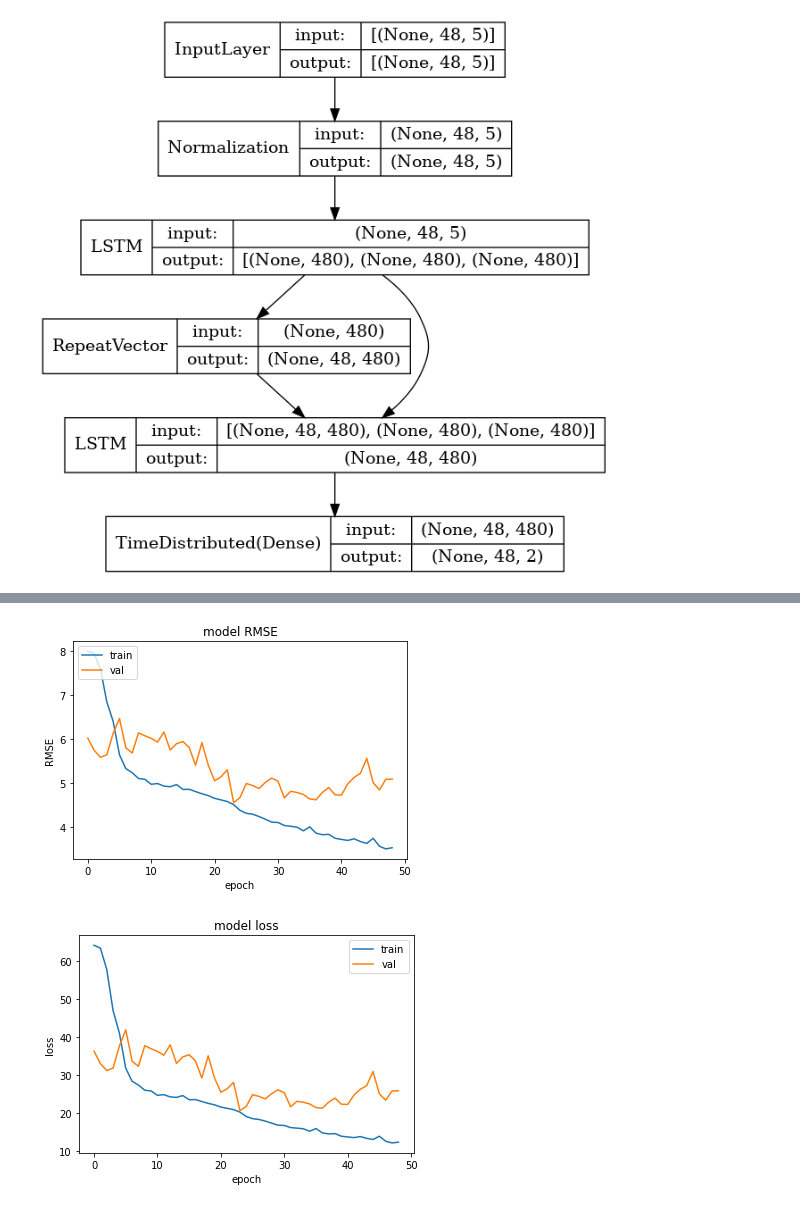
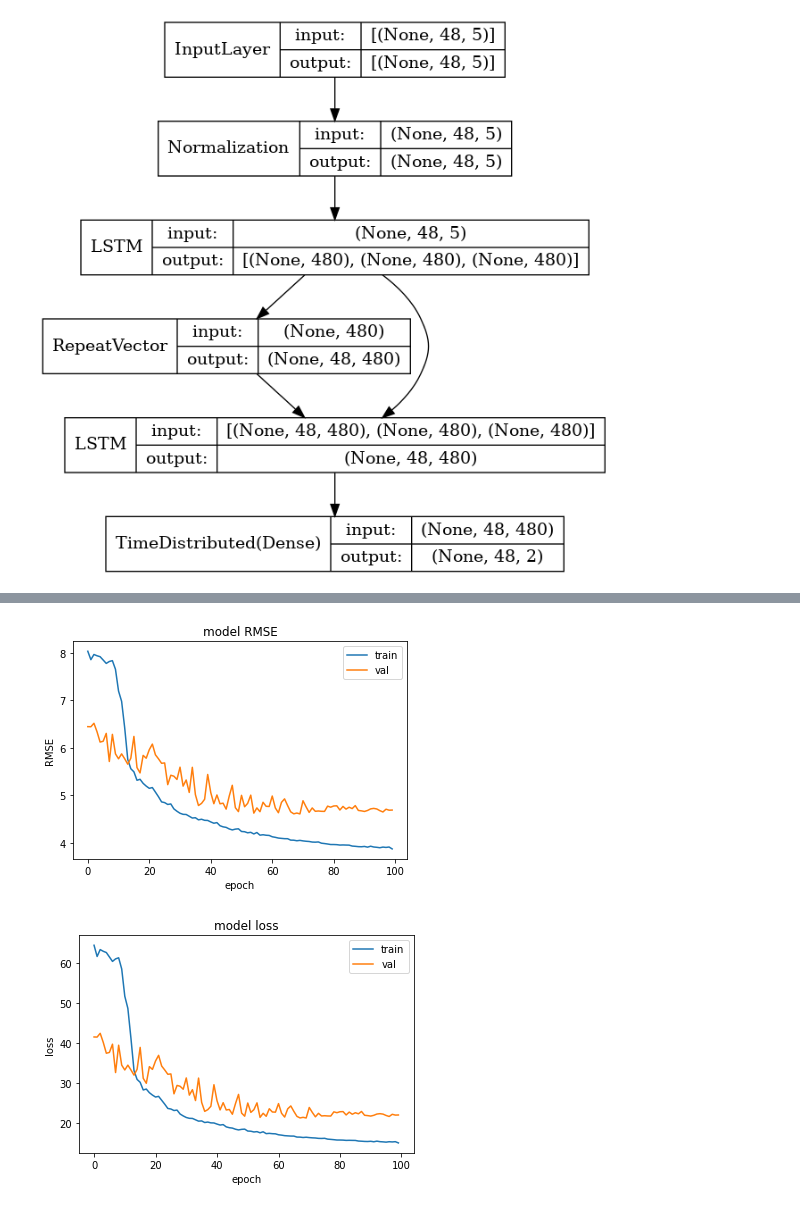
Before and after one commit to samsipe/amplify-microgrid-ai, a Jupyter notebook: notebooks/lstm-encoder-decoder.ipynb, the cells around one changed output, grey strips where cells are left out. Saved outputs shown, nothing was run; the diff lists cells and outputs as text; code cells hidden in the pictures.

Commit message:
nice model, good learning, much fun

```diff
--- a/notebooks/lstm-encoder-decoder.ipynb
+++ b/notebooks/lstm-encoder-decoder.ipynb
@@ -139,10 +139,11 @@ ________________________________________________________________________________
 # %%
 # Hyperparameters and callbacks
 
-BATCH  = 1
+BATCH  = 2
 EPOCHS = 100
+LRATE = .003
 FACTOR = .9
-PATIENCE = 5
+PATIENCE = 2
 
 log_dir = os.path.join('../','logs')
 model_path = os.path.join('../', 'models', "lstm_weights.hdf5")
@@ -155,7 +156,6 @@ callbacks = [
         mode='min',
         save_best_only=True,
         save_weights_only=True,
-
         verbose=1),
     tf.keras.callbacks.ReduceLROnPlateau(
         monitor='val_loss',
@@ -163,11 +163,11 @@ callbacks = [
         factor=FACTOR,
         patience=PATIENCE,
         min_lr=1e-8,
-        verbose=1),
+        verbose=0),
     tf.keras.callbacks.EarlyStopping(
         monitor="val_loss",
         mode='min',
-        patience=5*PATIENCE,
+        patience=EPOCHS*BATCH/5,
         verbose=1)
 ]
 # %%
@@ -177,7 +177,7 @@ callbacks = [
 #     pass
 
 model.compile(
-    optimizer=tf.keras.optimizers.Adam(learning_rate=0.001),
+    optimizer=tf.keras.optimizers.Adam(learning_rate=LRATE),
     #loss=tf.keras.losses.Huber(), # Less sensitive to outliers
     loss=tf.keras.losses.MeanSquaredError(),  # More sensitive to outliers
     metrics=[tf.keras.metrics.RootMeanSquaredError()])
@@ -221,37 +221,37 @@ def plot_history(history, metric):
         plt.title('model RMSE')
         plt.ylabel('RMSE')
         plt.xlabel('epoch')
-        plt.legend(['train', 'val'], loc='upper left')
+        plt.legend(['train', 'val'], loc='upper right')
         plt.show()
     elif metric == "mean_absolute_percentage_error":
         plt.plot(history.history["mean_absolute_percentage_error"])
         plt.plot(history.history["val_mean_absolute_percentage_error"])
         plt.title('model MAPE')
         plt.ylabel('MAPE')
         plt.xlabel('epoch')
         plt.legend(['train', 'val'], loc='upper right')
         plt.show()
     elif metric == "mean_absolute_error":
         plt.plot(history.history["mean_absolute_error"])
         plt.plot(history.history["val_mean_absolute_error"])
         plt.title('model MAE')
         plt.ylabel('MAE')
         plt.xlabel('epoch')
         plt.legend(['train', 'val'], loc='upper right')
         plt.show()
     # summarize history for loss
     plt.plot(history.history['loss'])
     plt.plot(history.history['val_loss'])
     plt.title('model loss')
     plt.ylabel('loss')
     plt.xlabel('epoch')
     plt.legend(['train', 'val'], loc='upper right')
     plt.show()
 
 plot_history(history, 'root_mean_squared_error')
 # %% [output]
-[figure, old version]
+[figure, new version]
-[figure, old version]
+[figure, new version]
 # %%
 # Evaluate and make predictions
 model.load_weights(model_path)
```
Also changed, not shown: parts of 5 cells of this notebook.
